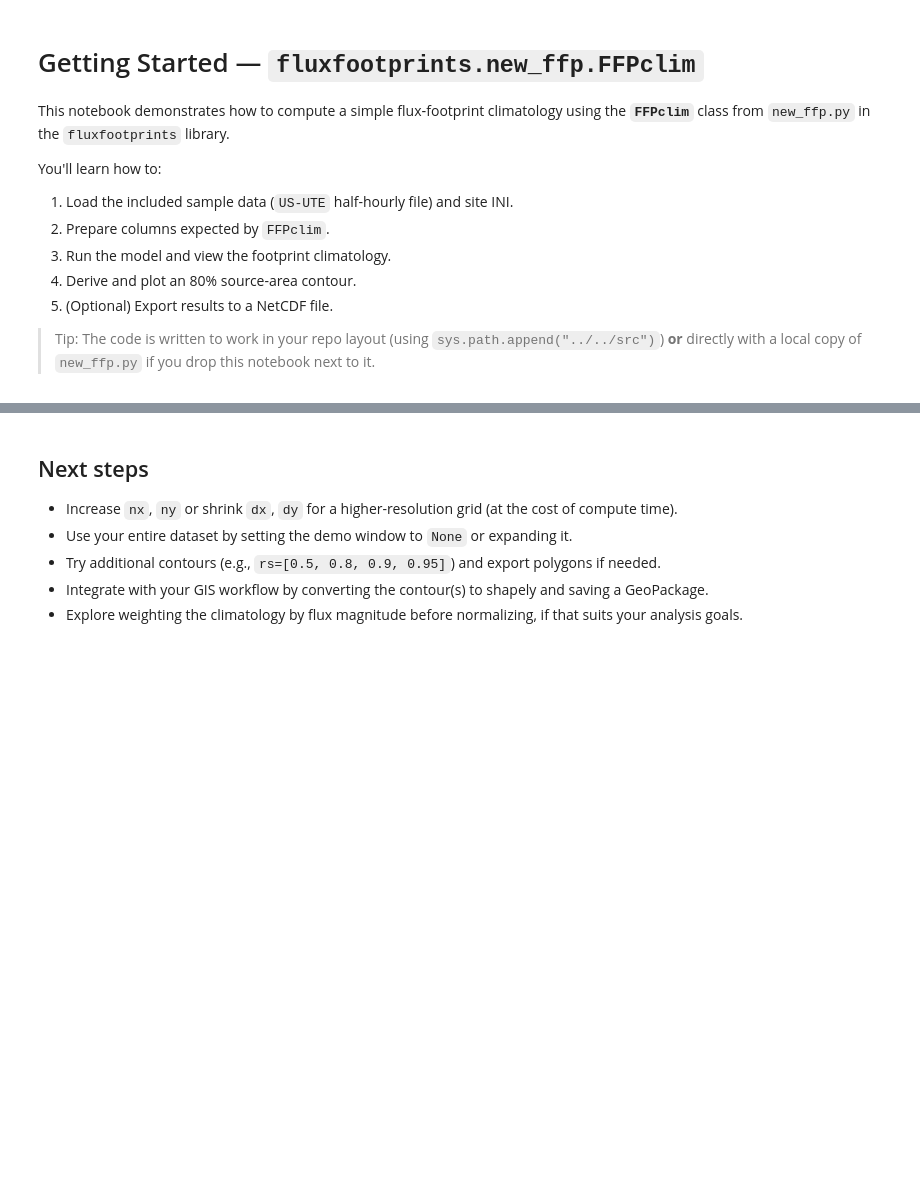
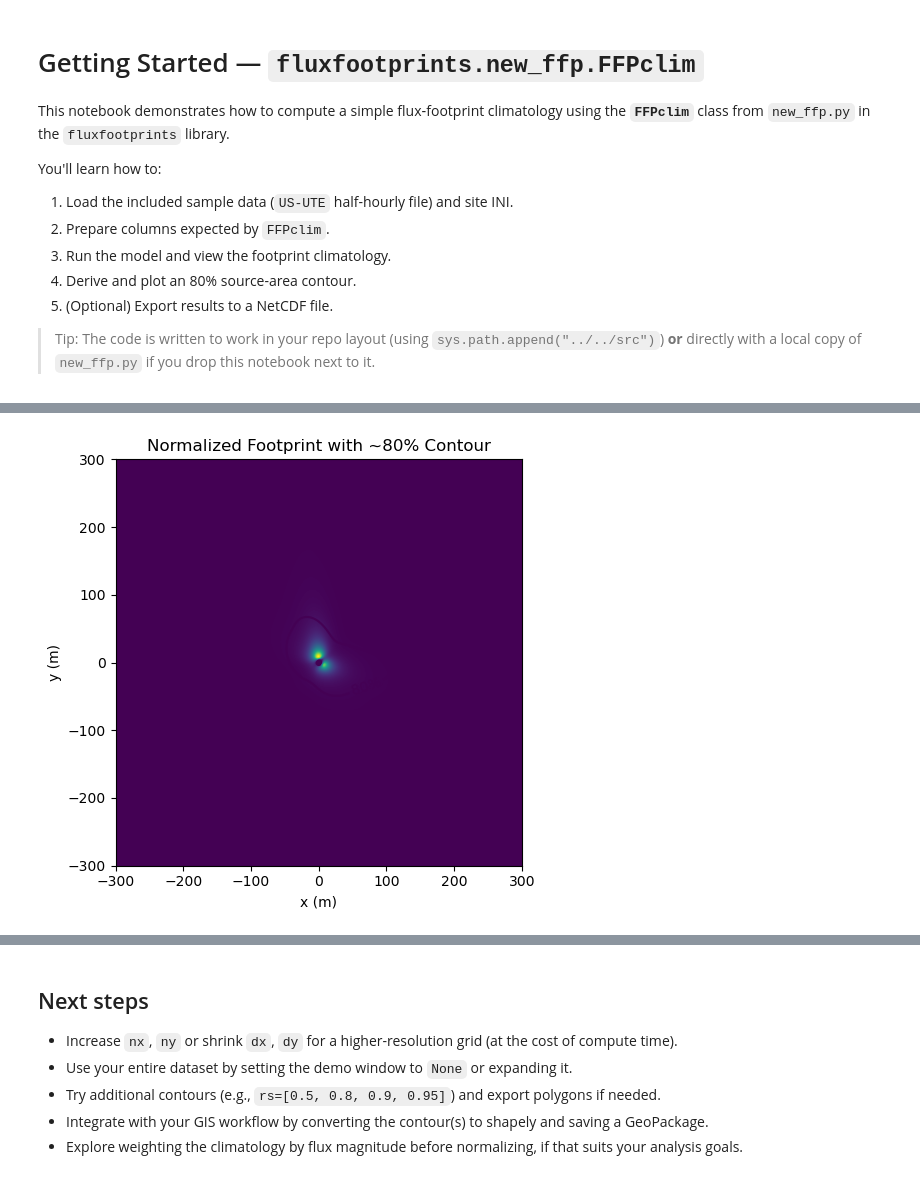
Before and after one commit to inkenbrandt/footprints, a Jupyter notebook: docs/notebooks/new_ffp_getting_started.ipynb, the cells around one changed output, grey strips where cells are left out. Cells and saved outputs as stored; diff of their text form; code cells hidden in the pictures; blank space fills up the shorter version.

```diff
--- a/docs/notebooks/new_ffp_getting_started.ipynb
+++ b/docs/notebooks/new_ffp_getting_started.ipynb
@@ -58,21 +29,4 @@ except Exception as e:
 # %%
-
-# --- Locate the included example files ---------------------------------------
-# We try several common locations so this notebook runs both in your repo and here.
-
-ini_candidates = [
-    Path("US-UTE.ini"),
-    Path("data/US-UTE.ini"),
-    Path("../data/US-UTE.ini"),
-    Path("/mnt/data/US-UTE.ini"),  # ChatGPT workspace path
-]
-
-csv_candidates = [
-    Path("US-UTE_HH_202406241430_202409251400.csv"),
-    Path("data/US-UTE_HH_202406241430_202409251400.csv"),
-    Path("../data/US-UTE_HH_202406241430_202409251400.csv"),
-    Path("/mnt/data/US-UTE_HH_202406241430_202409251400.csv"),  # ChatGPT workspace path
-]
 
 def first_existing(paths):
     for p in paths:
@@ -80,11 +34,8 @@ def first_existing(paths):
             return p
     return None
 
-ini_path = first_existing(ini_candidates)
-csv_path = first_existing(csv_candidates)
+ini_path = Path("./input_data/US-UTE.ini")
+csv_path = Path("./input_data/US-UTE_HH_202406241430_202409251400.csv")
 
 print("INI path:", ini_path)
 print("CSV path:", csv_path)
-
-assert ini_path is not None, "US-UTE.ini not found. Place it next to this notebook or under ./data/"
-assert csv_path is not None, "US-UTE_HH_202406241430_202409251400.csv not found. Place it next to this notebook or under ./data/"
@@ -91,7 +45,7 @@ assert csv_path is not None, "US-UTE_HH_202406241430_202409251400.csv not found.
 # %%
 
 # --- Read site INI and time series CSV ---------------------------------------
-cfg = configparser.ConfigParser()
+cfg = configparser.ConfigParser(interpolation=None)
 # Ensure case-sensitive keys in the [DATA] section (we map explicitly below anyway)
 cfg.optionxform = str
 cfg.read(ini_path)
@@ -114,7 +68,6 @@ df = pd.read_csv(
     csv_path,
     usecols=lambda c: c in usecols,  # robust to extra columns
     parse_dates=[date_col],
-    infer_datetime_format=True,
 )
 
 # Make the timestamp a proper index
@@ -147,7 +111,7 @@ print(f"Using rows from {df_demo.index.min()} to {df_demo.index.max()} (n={len(d
 
 ffp = FFPclim(
     df=df_demo,
-    domain=[-1000.0, 1000.0, -1000.0, 1000.0],   # meters [xmin, xmax, ymin, ymax]
+    domain=[-300.0, 300.0, -300.0, 300.0],   # meters [xmin, xmax, ymin, ymax]
     dx=5, dy=5,                                   # grid spacing (m)
     nx=400, ny=400,                               # number of cells in x and y
     rs=[0.5, 0.8],                                # we’ll use 50% and 80% contours later
@@ -180,33 +150,35 @@ plt.show()
 # %%
 
 # --- Compute and plot an 80% source-area contour -----------------------------
 # Normalize the climatology to sum to 1.0
 f_norm = fclim / np.nansum(fclim.values)
 
 # Convert to numpy arrays for thresholding
 F = np.nan_to_num(f_norm.values, nan=0.0, posinf=0.0, neginf=0.0)
 
 # Find the threshold value such that the sum of all cells >= threshold is ~0.80 of total
 flat = F.ravel()
 sort_idx = np.argsort(flat)[::-1]  # descending
 cumsum = np.cumsum(flat[sort_idx])
 target = 0.80
 k = np.searchsorted(cumsum, target)
 thresh = flat[sort_idx[k]] if k < len(flat) else flat[sort_idx[-1]]
 
 # Plot
 X, Y = np.meshgrid(ffp.x, ffp.y, indexing="xy")
 plt.figure(figsize=(6,5))
 plt.imshow(F.T, origin="lower",
            extent=[ffp.x.min(), ffp.x.max(), ffp.y.min(), ffp.y.max()])
 cs = plt.contour(X, Y, F, levels=[thresh])
 plt.clabel(cs, inline=True, fmt={thresh: "80%"})
-plt.colorbar(label="Normalized footprint")
+#plt.colorbar(label="Normalized footprint")
 plt.xlabel("x (m)")
 plt.ylabel("y (m)")
 plt.title("Normalized Footprint with ~80% Contour")
 plt.tight_layout()
 plt.show()
+# %% [output]
+[figure, added]
 # %%
 
 # --- (Optional) Export to NetCDF --------------------------------------------
```
Also changed, not shown: parts of 8 cells of this notebook, 15 other files.
